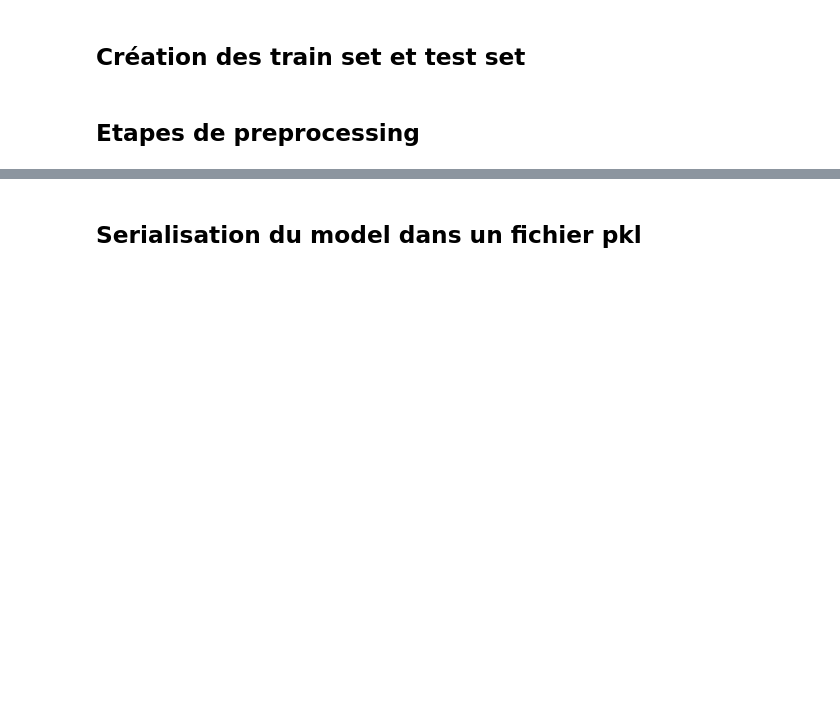
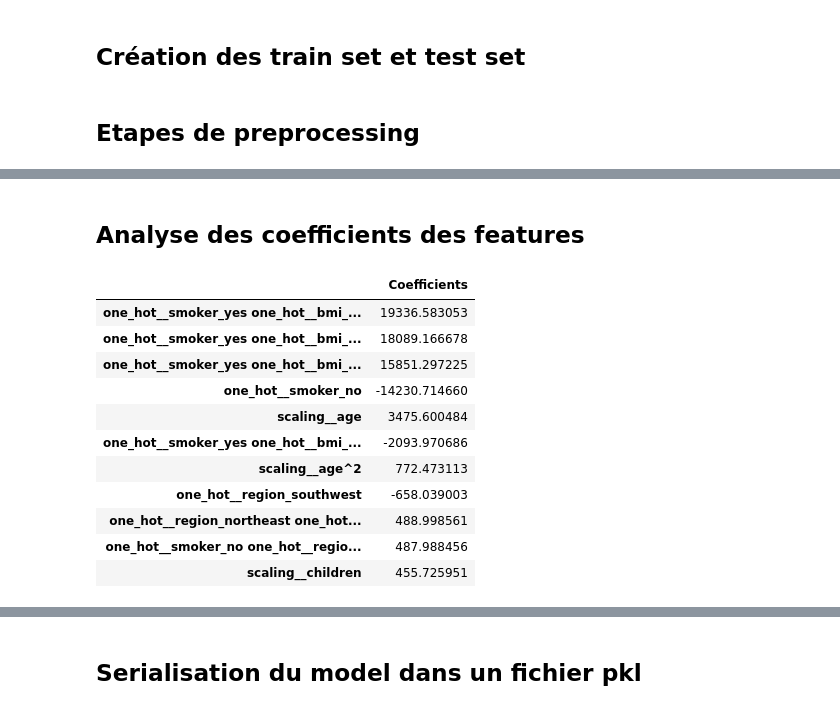
Before and after one commit to Jakimpact/prime-assurance-ia, a Jupyter notebook: model.ipynb, the cells around one changed output, grey strips where cells are left out. Cells and saved outputs as stored; diff of their text form; code cells hidden in the pictures; blank space fills up the shorter version.

```diff
--- a/model.ipynb
+++ b/model.ipynb
@@ -62,0 +75,32 @@ pipe_lasso.fit(X_train, y_train)
+# %% [markdown]
+## Analyse des coefficients des features
+# %%
+feature_names = pipe_lasso[:-1].get_feature_names_out()
+
+coefs = pd.DataFrame(
+    pipe_lasso.named_steps["lasso"].coef_,
+    columns=["Coefficients"],
+    index=feature_names,
+)
+
+coefs["absolute_values"] = coefs["Coefficients"].abs()
+
+coefs = coefs.sort_values(by=["absolute_values"], ascending=False)
+coefs = coefs.drop("absolute_values", axis=1)
+
+coefs.to_csv("coef.csv")
+
+display(coefs.head(11))
+# %% [output]
+|  | Coefficients |
+| one_hot__smoker_yes one_hot__bmi_... | 19336.583053 |
+| one_hot__smoker_yes one_hot__bmi_... | 18089.166678 |
+| one_hot__smoker_yes one_hot__bmi_... | 15851.297225 |
+| one_hot__smoker_no | -14230.714660 |
+| scaling__age | 3475.600484 |
+| one_hot__smoker_yes one_hot__bmi_... | -2093.970686 |
+| scaling__age^2 | 772.473113 |
+| one_hot__region_southwest | -658.039003 |
+| one_hot__region_northeast one_hot... | 488.998561 |
+| one_hot__smoker_no one_hot__regio... | 487.988456 |
+| scaling__children | 455.725951 |
```
Also changed, not shown: parts of 5 cells of this notebook, 1 other file.
